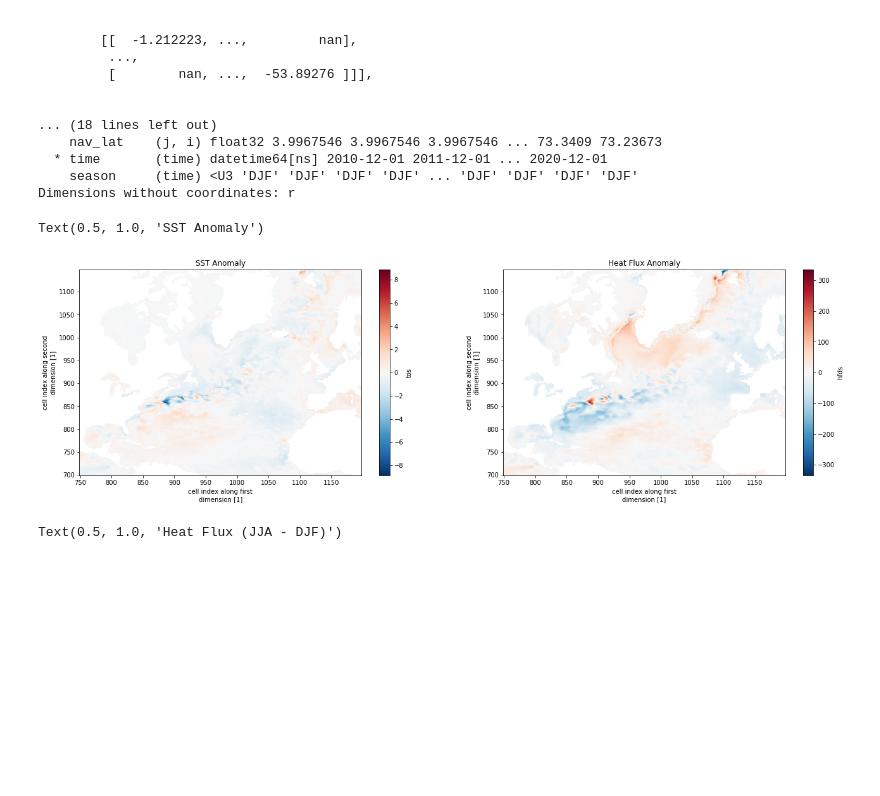
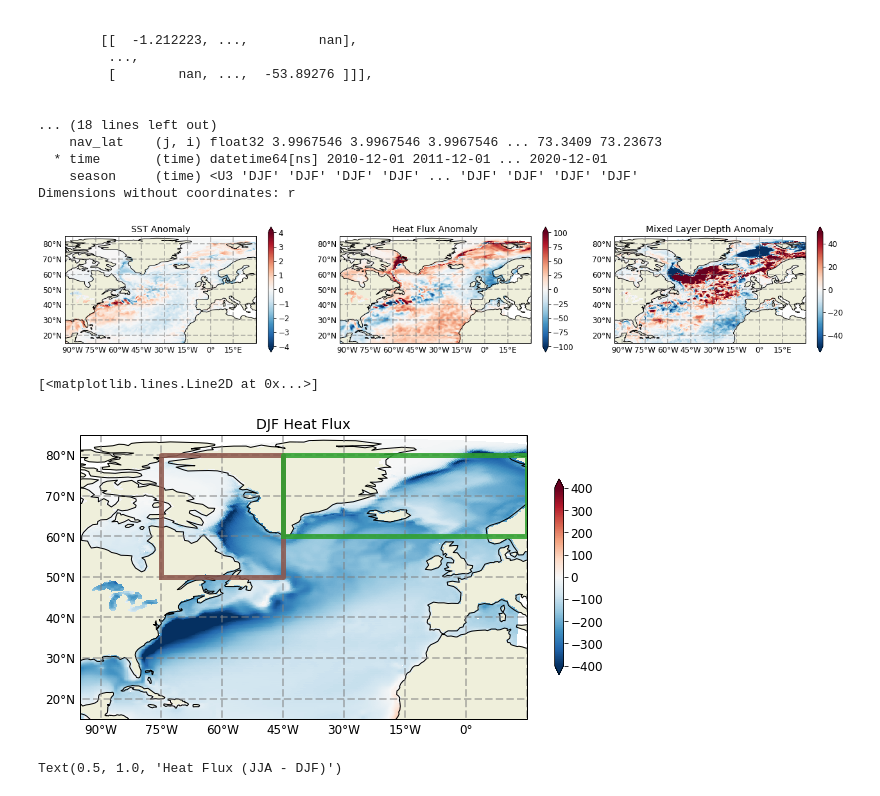
Before and after one commit to hmkhatri/AMOC_Variability_DePreSys_MET, a Jupyter notebook: Notebooks/SST_Heat_Flux_Overturning.ipynb, the cells around one changed output. Drawn from its saved outputs; the diff is of its cells as text; code cells hidden in the pictures; blank space fills up the shorter version.

```diff
--- a/Notebooks/SST_Heat_Flux_Overturning.ipynb
+++ b/Notebooks/SST_Heat_Flux_Overturning.ipynb
@@ -16,8 +19,8 @@ import matplotlib.pyplot as plt
 # %%
 # Read ensemble data for run started in year 2008
 
-#year = 2008;
-year = 2010;
+year = 2008;
+#year = 2010;
 
 ppdir="/home/users/hkhatri/DePreSys4_Data/Ensemble_Data/Data_Consolidated/"
 
@@ -68,6 +93,7 @@ Data variables:
 hfds_clim = (ds['hfds'].mean('r')).groupby('time.season').mean('time')
 sst_clim = (ds['tos'].mean('r')).groupby('time.season').mean('time')
 ssh_clim = (ds['zos'].mean('r')).groupby('time.season').mean('time')
+mlotst_clim = (ds['mlotst'].mean('r')).groupby('time.season').mean('time')
 
 # compute anomaly and isolate winter seasons only
 hfds_resam = ds['hfds'].resample(time='QS-DEC').mean('time')
@@ -81,6 +107,10 @@ sst_anom = sst_anom.sel(time = sst_anom['time.season'] == 'DJF')
 ssh_resam = ds['zos'].resample(time='QS-DEC').mean('time')
 ssh_anom = ssh_resam.groupby("time.season") - ssh_clim
 ssh_anom = ssh_anom.sel(time = ssh_anom['time.season'] == 'DJF')
+
+mlotst_resam = ds['mlotst'].resample(time='QS-DEC').mean('time')
+mlotst_anom = mlotst_resam.groupby("time.season") - mlotst_clim
+mlotst_anom = mlotst_anom.sel(time = mlotst_anom['time.season'] == 'DJF')
 # %%
 psi_max = ds_psi.zomsfatl.mean(['x']).max(dim='depthw')
 psi_max = psi_max.assign_coords(y=ds_psi.nav_lat.isel(x=0), time_counter=ds_psi.time)
@@ -135,16 +227,47 @@ Dimensions without coordinates: r
 # %%
+lat_lon_ext = [-95., 30., 15., 85.]
+grid1 = plt.GridSpec(1, 3, wspace=0.15, hspace=0.3)
 fig = plt.figure(figsize=[22,6])
 
-plt.subplot(1,2,2)
-hfds_anom.isel(r=4, time=6).plot()
-plt.title('Heat Flux Anomaly')
+ax = fig.add_subplot(grid1[0, 0], projection=ccrs.PlateCarree(),facecolor='grey')
+tmp = sst_anom.isel(r=4, time=6) #.assign_coords({'lat': ds['latitude'], 'lon': ds['longitude']})
+_ = plot_sec(ax, tmp, vmin=-4., vmax=4., vstep=2.e-3, lat_lon_ext = lat_lon_ext,
+                   lon='longitude', lat='latitude', cmap='RdBu_r', title=r'SST Anomaly')
 
-plt.subplot(1,2,1)
-sst_anom.isel(r=4, time=6).plot()
-plt.title('SST Anomaly')
+ax = fig.add_subplot(grid1[0, 1], projection=ccrs.PlateCarree(),facecolor='grey')
+tmp = hfds_anom.isel(r=4, time=6) #.assign_coords({'lat': ds['latitude'], 'lon': ds['longitude']})
+_ = plot_sec(ax, tmp, vmin=-100., vmax=100., vstep=2.e-3, lat_lon_ext = lat_lon_ext,
+                   lon='longitude', lat='latitude', cmap='RdBu_r', title=r'Heat Flux Anomaly')
+
+ax = fig.add_subplot(grid1[0, 2], projection=ccrs.PlateCarree(),facecolor='grey')
+tmp = mlotst_anom.isel(r=4, time=6) #.assign_coords({'lat': ds['latitude'], 'lon': ds['longitude']})
+_ = plot_sec(ax, tmp, vmin=-50., vmax=50., vstep=2.e-3, lat_lon_ext = lat_lon_ext,
+                   lon='longitude', lat='latitude', cmap='RdBu_r', title=r'Mixed Layer Depth Anomaly')
 # %% [output]
-Text(0.5, 1.0, 'SST Anomaly')
-[figure, old version]
+[figure, new version]
+# %%
+lat_lon_ext = [-95., 15., 15., 85.]
+grid1 = plt.GridSpec(1, 1, wspace=0.15, hspace=0.3)
+fig = plt.figure(figsize=[10,6])
+
+ax = fig.add_subplot(grid1[0, 0], projection=ccrs.PlateCarree(),facecolor='grey')
+
+tmp = hfds_clim.sel(season = 'DJF') #.assign_coords({'lat': ds['latitude'], 'lon': ds['longitude']})
+p = plot_sec(ax, tmp, vmin=-400., vmax=400., vstep=2.e-3, lat_lon_ext = lat_lon_ext,
+                   lon='longitude', lat='latitude', cmap='RdBu_r', title=r'DJF Heat Flux')
+
+# Add Labrador Sea Box
+lab_y = [50., 50., 80., 80., 50.]
+lab_x = [-75., -45., -45., -75., -75.]
+ax.plot(lab_x,lab_y, linestyle='-', lw = 5, color = 'tab:brown', alpha = 0.85, transform=ccrs.PlateCarree())
+
+# Add GreenLand Sea Box
+lab_y = [60., 60., 80., 80., 60.]
+lab_x = [-45., 15., 15., -45., -45.]
+ax.plot(lab_x,lab_y, linestyle='-', lw = 5, color = 'tab:green', alpha = 0.85, transform=ccrs.PlateCarree())
+# %% [output]
+[<matplotlib.lines.Line2D at 0x...>]
+[figure, added]
 # %%
 fig = plt.figure(figsize=[22,6])
 
```
Also changed, not shown: parts of 34 cells of this notebook, 2 other files.
